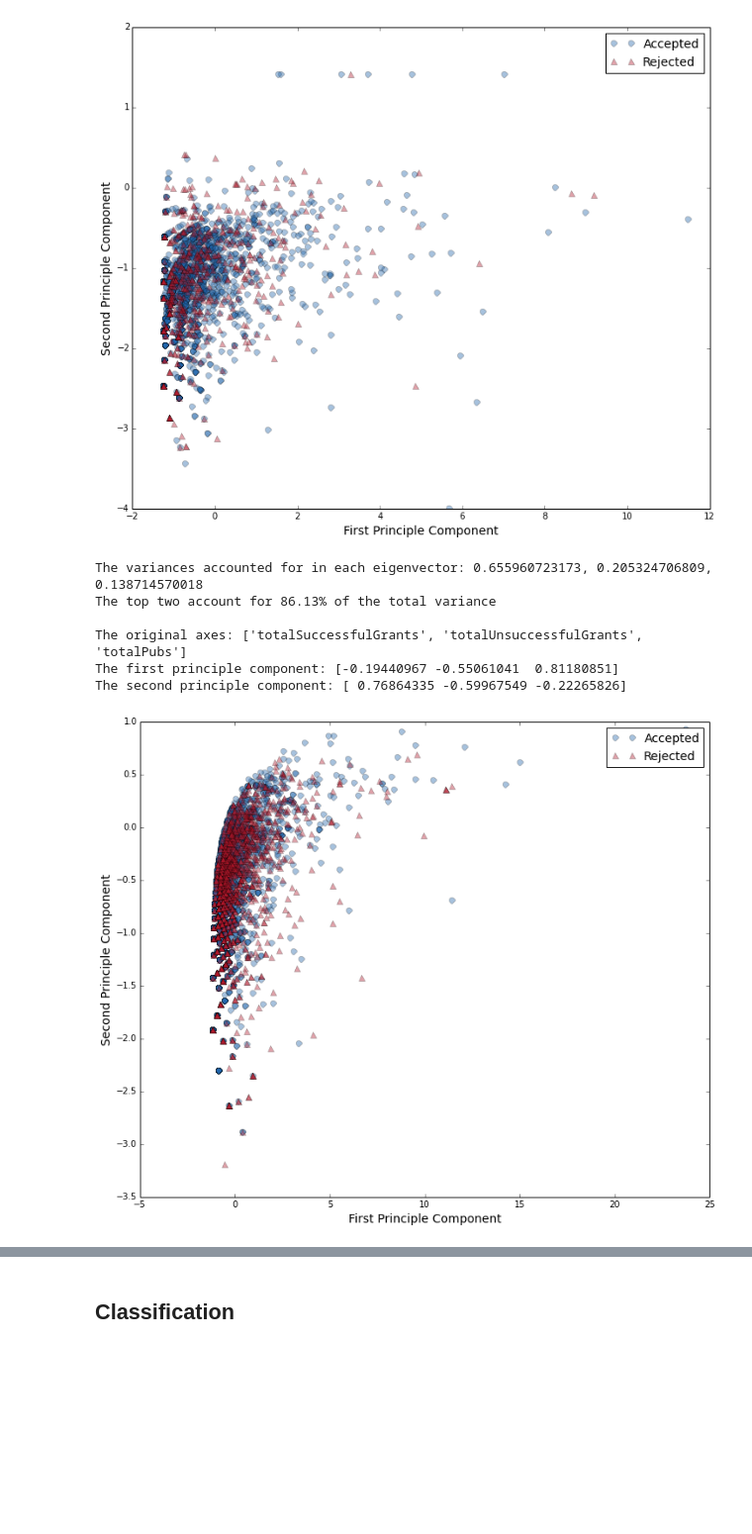
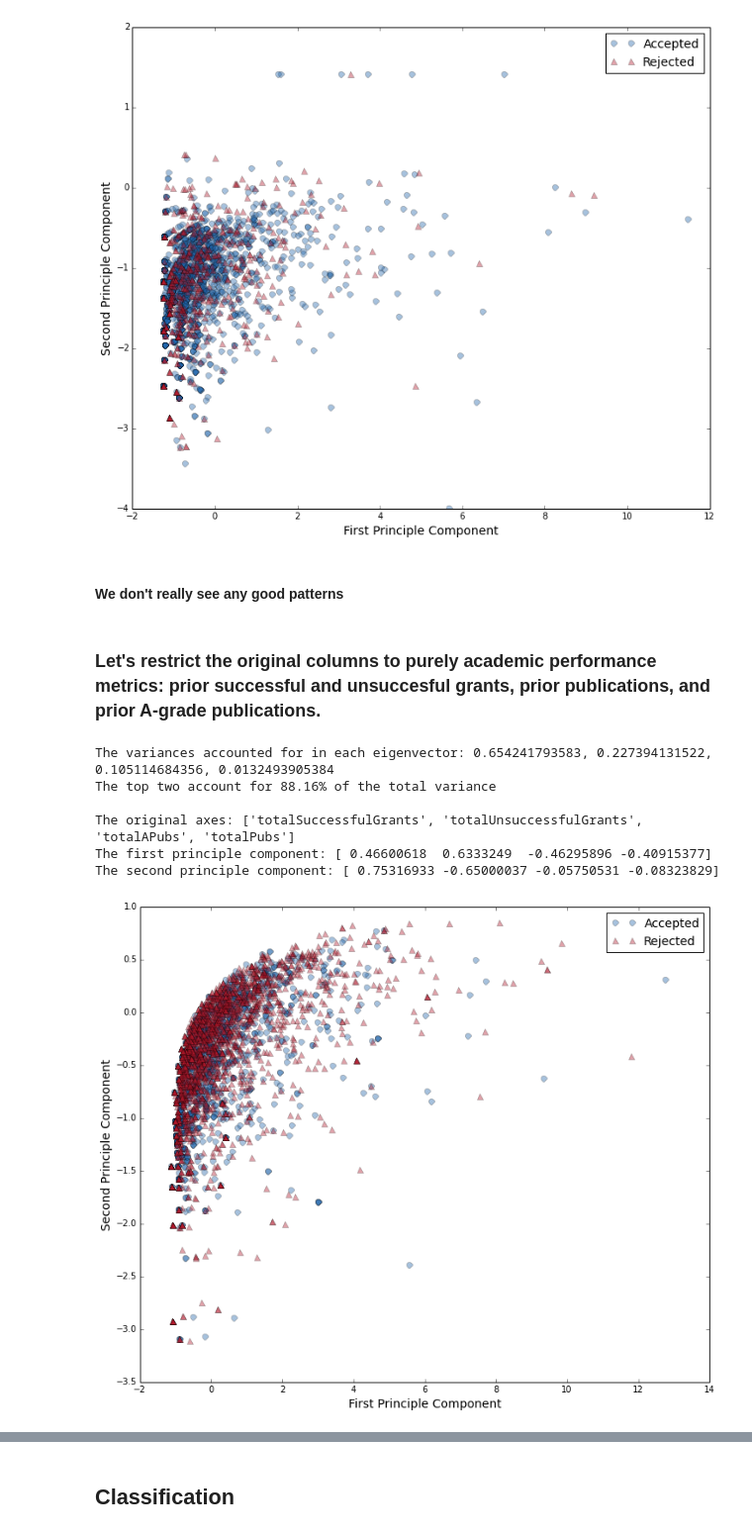
Before and after one commit to realmichaelzyy/cs249project, a Jupyter notebook: kaggle/workspace/classifier/KaggleExploration.ipynb, the cells around one changed output, grey strips where cells are left out. Shown at 99% size. Saved outputs shown, nothing was run; the diff lists cells and outputs as text; code cells hidden in the pictures; blank space fills up the shorter version.

```diff
--- a/kaggle/workspace/classifier/KaggleExploration.ipynb
+++ b/kaggle/workspace/classifier/KaggleExploration.ipynb
@@ -1047,41 +1086,45 @@ The original axes: ['MaxContractValue', 'totalSuccessfulGrants', 'totalUnsuccess
 The first principle component: [ 0.97260843 -0.07506571 -0.17985811  0.12668478]
 The second principle component: [-0.21788308 -0.0781999  -0.61420883  0.75442644]
 [figure]
+# %% [markdown]
+#### We don't really see any good patterns
+# %% [markdown]
+### Let's restrict the original columns to purely academic performance metrics: prior successful and unsuccesful grants, prior publications, and prior A-grade publications.
 # %%
 from matplotlib.mlab import PCA
 from numpy import log10
 
 from sklearn import preprocessing
 
-pcaColumns = ['totalSuccessfulGrants','totalUnsuccessfulGrants', 'totalPubs']
+pcaColumns = ['totalSuccessfulGrants','totalUnsuccessfulGrants', 'totalAPubs', 'totalPubs']
 #pcaColumns = ['GrantDayofMonth','GrantDayofWeek','GrantMonth','GrantWeek','totalSuccessfulGrants','totalUnsuccessfulGrants', 'totalPubs']
 #data = plotData
 
 pca = PCA(plotData.loc[:,pcaColumns])
 
 fig = plt.figure(1, figsize=(12, 10))
 ax1 = fig.add_subplot(111)
 
 ax1.plot(pca.Y[plotData.GrantStatus.values == 1,0], log10(pca.Y[plotData.GrantStatus.values == 1,1]),
          'o', markersize=7, color=blue, alpha=0.4, label='Accepted')
 ax1.plot(pca.Y[plotData.GrantStatus.values == 0,0], log10(pca.Y[plotData.GrantStatus.values == 0,1]),
          '^', markersize=7, color=red, alpha=0.4, label='Rejected')
 #ax1.set_xlim([-1.06,-1.055])
 plt.legend(fontsize=14)
 ax1.set_xlabel('First Principle Component', fontsize=14)
 ax1.set_ylabel('Second Principle Component', fontsize=14)
 
 print("The variances accounted for in each eigenvector: " + ", ".join([str(f) for f in pca.fracs]))
 print("The top two account for %0.2f%% of the total variance" % (100.0 * numpy.sum(pca.fracs[0:2])))
 print("\nThe original axes: " + str(pcaColumns))
 print("The first principle component: " + str(pca.Wt[1,:]))
 print("The second principle component: " + str(pca.Wt[2,:]))
 plt.show()
 # %% [output]
-The variances accounted for in each eigenvector: 0.655960723173, 0.205324706809, 0.138714570018
-The top two account for 86.13% of the total variance
+The variances accounted for in each eigenvector: 0.654241793583, 0.227394131522, 0.105114684356, 0.0132493905384
+The top two account for 88.16% of the total variance
 
-The original axes: ['totalSuccessfulGrants', 'totalUnsuccessfulGrants', 'totalPubs']
-The first principle component: [-0.19440967 -0.55061041  0.81180851]
-The second principle component: [ 0.76864335 -0.59967549 -0.22265826]
+The original axes: ['totalSuccessfulGrants', 'totalUnsuccessfulGrants', 'totalAPubs', 'totalPubs']
+The first principle component: [ 0.46600618  0.6333249  -0.46295896 -0.40915377]
+The second principle component: [ 0.75316933 -0.65000037 -0.05750531 -0.08323829]
-[figure, old version]
+[figure, new version]
```
Also changed, not shown: parts of 46 cells of this notebook.
